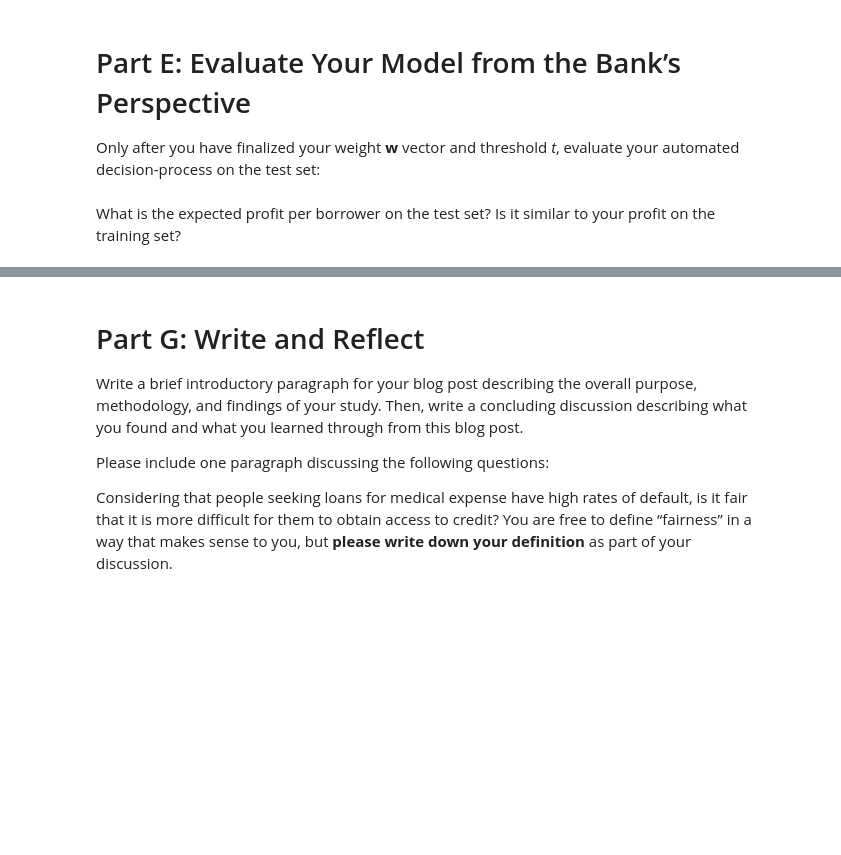
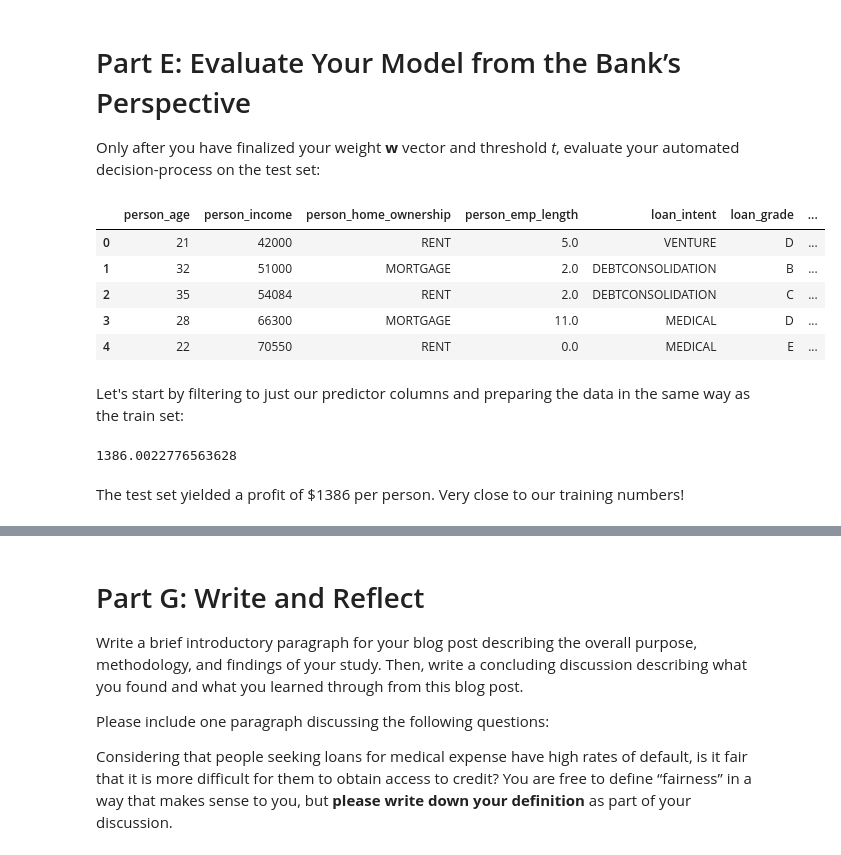
Before and after one commit to charliemoore00/charliemoore00.github.io, a Jupyter notebook: posts/whose-costs/index.ipynb, the cells around one changed output, grey strips where cells are left out. Drawn from its saved outputs; the diff is of its cells as text; code cells hidden in the pictures; blank space fills up the shorter version.

```diff
--- a/posts/whose-costs/index.ipynb
+++ b/posts/whose-costs/index.ipynb
@@ -355,6 +323,15 @@ init_threshold = 1
 Only after you have finalized your weight **w** vector  and threshold *t*, evaluate your automated decision-process on the test set:
 # %%
 url = "https://raw.githubusercontent.com/PhilChodrow/ml-notes/main/data/credit-risk/test.csv"
-train_test = pd.read_csv(url)
+test = pd.read_csv(url)
+
+test.head()
+# %% [output]
+|  | person_age | person_income | person_home_ownership | person_emp_length | loan_intent | loan_grade | ... |
+| 0 | 21 | 42000 | RENT | 5.0 | VENTURE | D | ... |
+| 1 | 32 | 51000 | MORTGAGE | 2.0 | DEBTCONSOLIDATION | B | ... |
+| 2 | 35 | 54084 | RENT | 2.0 | DEBTCONSOLIDATION | C | ... |
+| 3 | 28 | 66300 | MORTGAGE | 11.0 | MEDICAL | D | ... |
+| 4 | 22 | 70550 | RENT | 0.0 | MEDICAL | E | ... |
-# %% [markdown]
-What is the expected profit per borrower on the test set? Is it similar to your profit on the training set?
+# %% [markdown]
+Let's start by filtering to just our predictor columns and preparing the data in the same way as the train set:
@@ -361,3 +352,10 @@ What is the expected profit per borrower on the test set? Is it similar to your
+# %%
+X_test["prediction"] = predict(w, optimal_threshold, X_test[cols_best])
+profit(test, y_test, X_test["prediction"])
+# %% [output]
+1386.0022776563628
+# %% [markdown]
+The test set yielded a profit of $1386 per person. Very close to our training numbers!
 # %% [markdown]
 # Part F: Evaluate Your Model From the Borrower’s Perspective
 
```
Also changed, not shown: parts of 21 cells of this notebook.
